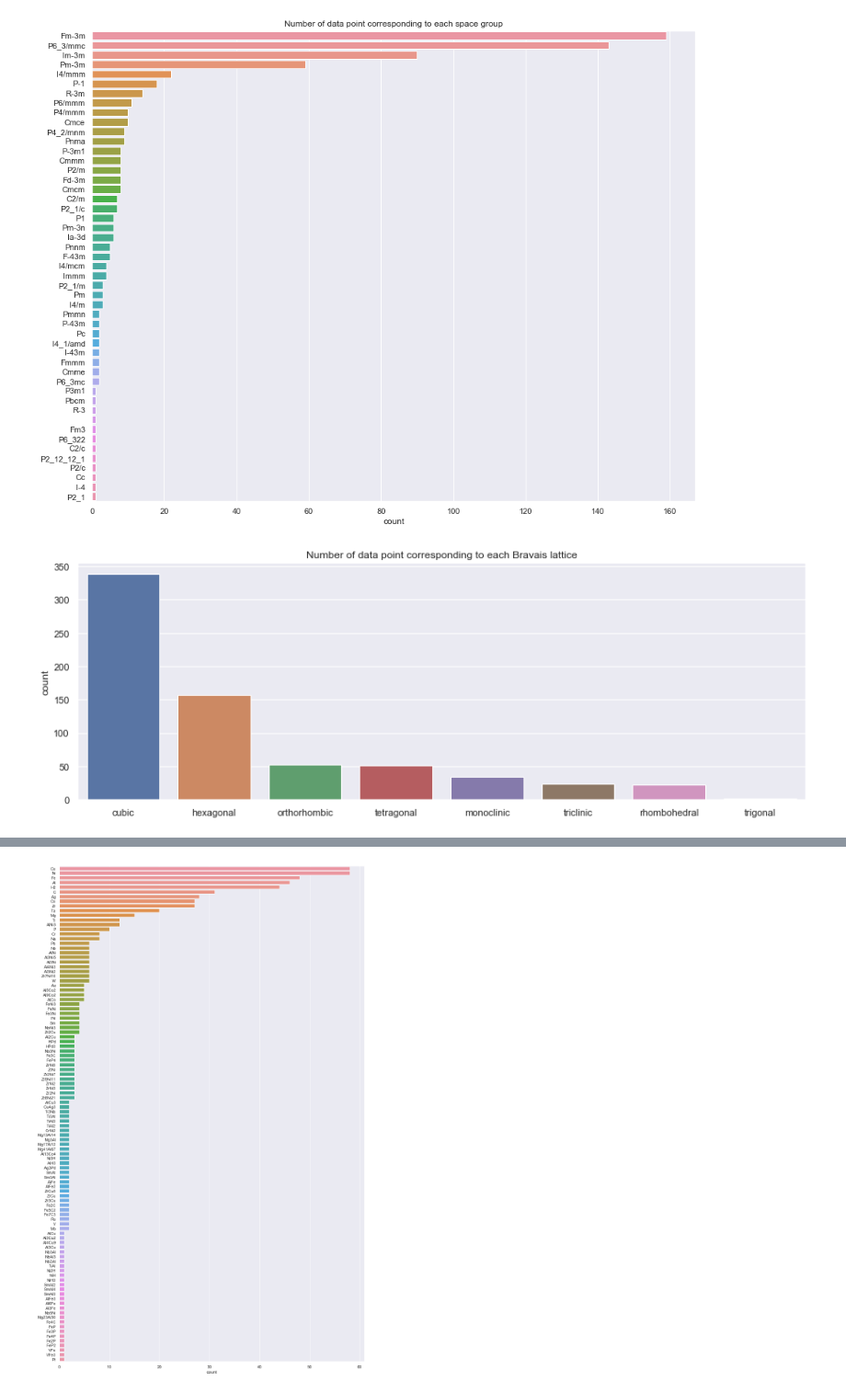
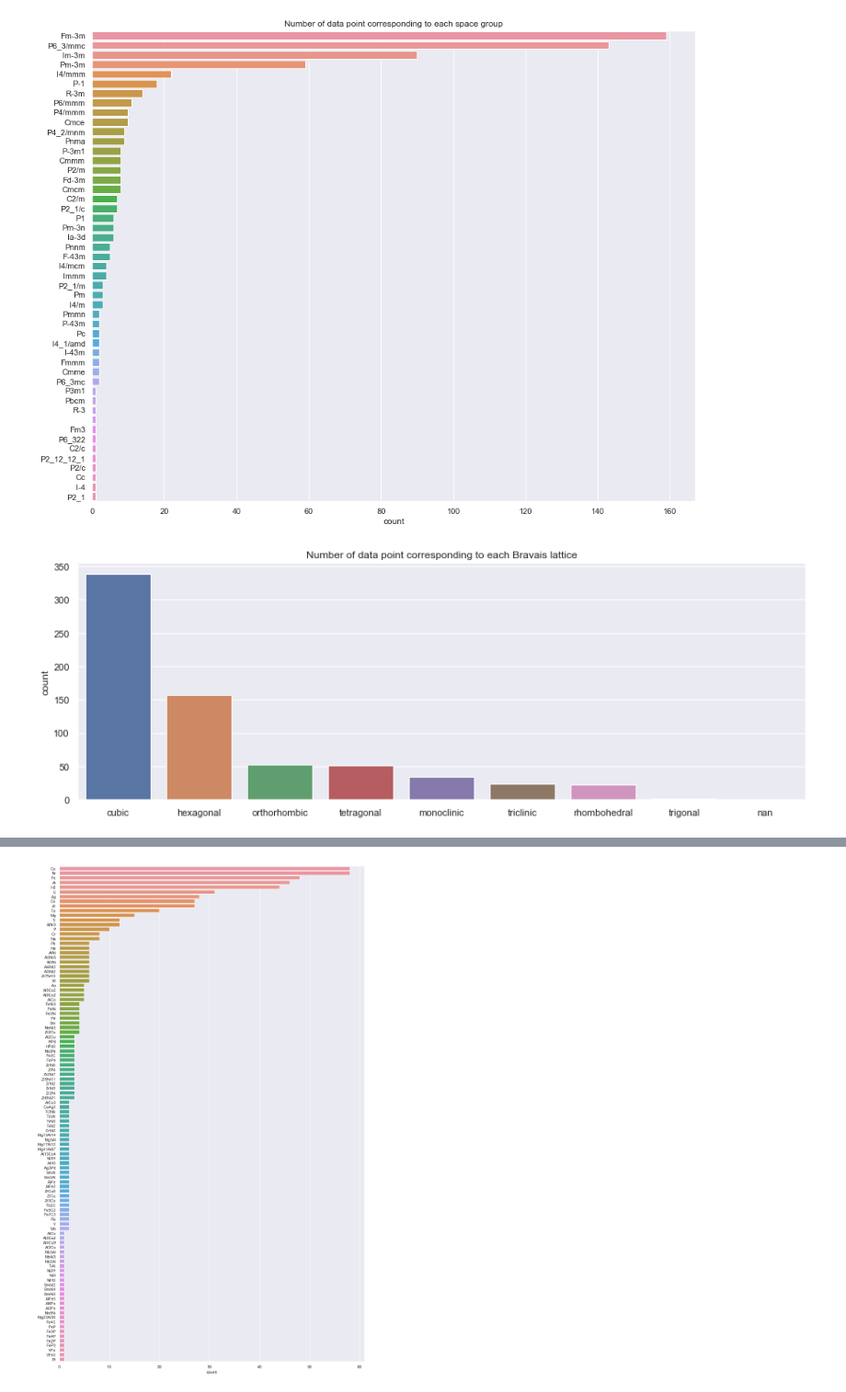
Before and after one commit to vladturlo/JARVIS_ML, a Jupyter notebook: Data_Preparation/Jarvis_data_json2csv.ipynb, the cells around one changed output, grey strips where cells are left out. Shown: that part at 92% size. Saved outputs shown, nothing was run; the diff lists cells and outputs as text; code cells hidden in the pictures.

```diff
--- a/Data_Preparation/Jarvis_data_json2csv.ipynb
+++ b/Data_Preparation/Jarvis_data_json2csv.ipynb
@@ -63,33 +63,39 @@ ax = sns.countplot(y=sg_array, order = sg_sorted)
 # %%
 # Set Bravais lattices corresponding to the space groups explored above
 Bravais_lattices = {'cubic' : {'Fm-3m','Im-3m','Pm-3m','Fd-3m','Pm-3n','Ia-3d','F-43m','P-43m','I-43m','Fm3'},
                     'hexagonal' : {'P6_3/mmc','P6/mmm','P6_3mc','P6_322'},
                     'tetragonal' : {'I4/mmm','P4/mmm','P4_2/mnm','I4/mcm','I4/m','I4_1/amd','I-4'},
                     'triclinic' : {'P-1','P1'},
                     'rhombohedral' : {'R-3m','P-3m1'},
                     'orthorhombic' : {'Cmce','Pnma','Cmmm','Cmcm','Pnnm','Immm','Pmmn','Fmmm','Cmme','Pbcm','P2_12_12_1'},
                     'monoclinic' : {'P2/m','C2/m','P2_1/c','P2_1/m','Pm','Pc','C2/c','P2/c','Cc','P2_1'},
                     'trigonal' : {'P3m1','R-3'}}
 
+# define function retuning Bravais lattice corresponding to specified space group
+def get_lattice(space_group):
+    result = np.nan
+    for bl in Bravais_lattices.items():
+        if space_group in bl[1]:
+            result = bl[0]
+    return result
+
 # Create the Bravais lattice array
 bl_array = []
 for d in data:
-    for bl in Bravais_lattices.items():
-        if d['sg'] in bl[1]:
-            bl_array.append(bl[0])
+    bl_array.append(get_lattice(d['sg']))
 
 # Count the number of points for each Bravais lattice
 bl_hist = Counter()
 for bl in bl_array:
      bl_hist[bl] += 1
 
 # Sort the Bravais lattices from the largest number of points to the smalest
 bl_sorted = [item[0] for item in sorted(bl_hist.items() , reverse=True, key=lambda x: x[1])]
 
 # Plot the corresponding histogram
 plt.rcParams['figure.figsize'] = [15, 5]
 plt.title("Number of data point corresponding to each Bravais lattice")
 sns.set(style="darkgrid")
 ax = sns.countplot(x=bl_array, order=bl_sorted)
 # %% [output]
-[figure, old version]
+[figure, new version]
```
Also changed, not shown: parts of 9 cells of this notebook, 1 other file.
